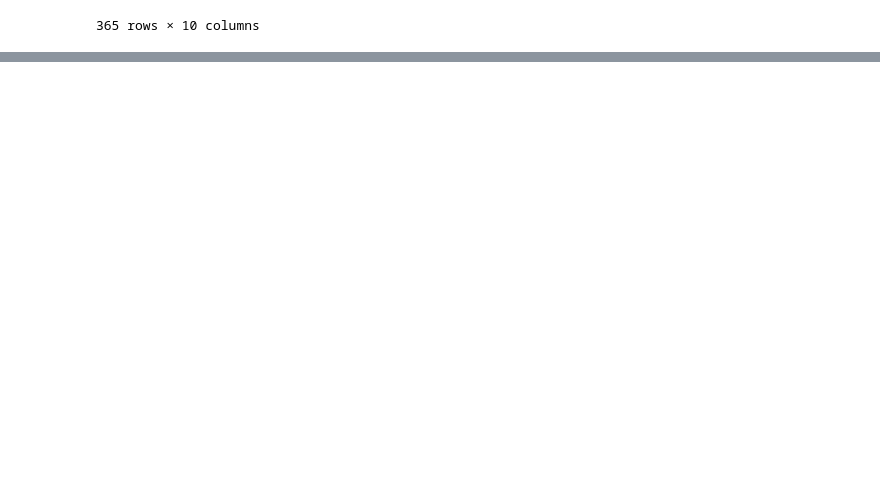
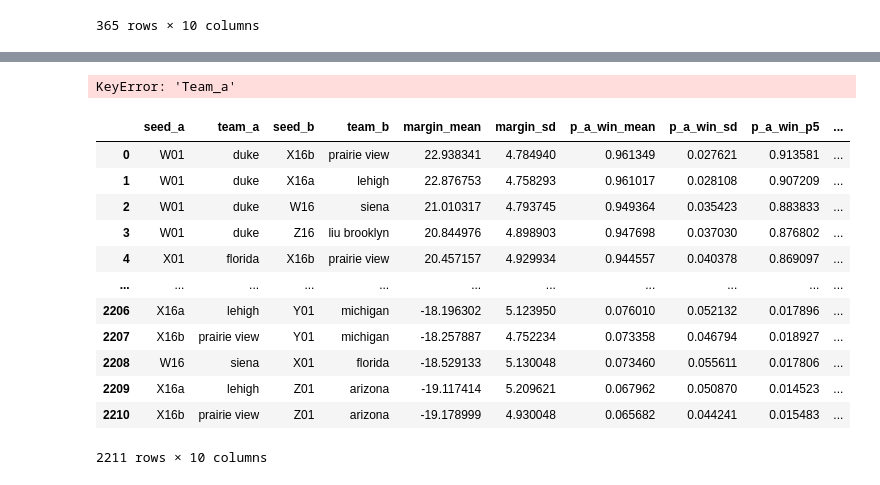
Before and after one commit to meysubb/march_madness, a Jupyter notebook: 2026/test.ipynb, the cells around one changed output, grey strips where cells are left out. Saved outputs shown, nothing was run; the diff lists cells and outputs as text; code cells hidden in the pictures; blank space fills up the shorter version.

```diff
--- a/2026/test.ipynb
+++ b/2026/test.ipynb
@@ -40,6 +40,6 @@ df_test['road_conf'] = df_test['road_conf'].fillna("Unknown")
 # %%
 model_data_dct, teams, confs, team_to_idx, conf_to_idx = prepare_data(df_test)
 # %%
-model_data_dct.pop('line')
-#model_data_dct.pop('home_win')
+#model_data_dct.pop('line')
+model_data_dct.pop('home_win')
 # %% [output]
@@ -130,0 +219,20 @@ team_rtgs
+# %%
+full_bracket_pred = potential_bracket(mod_samples, seeds, team_to_idx)
+# %% [output]
+KeyError: 'Team_a'
+# %%
+full_bracket_pred
+# %% [output]
+|  | seed_a | team_a | seed_b | team_b | margin_mean | margin_sd | p_a_win_mean | p_a_win_sd | p_a_win_p5 | ... |
+| 0 | W01 | duke | X16b | prairie view | 22.938341 | 4.784940 | 0.961349 | 0.027621 | 0.913581 | ... |
+| 1 | W01 | duke | X16a | lehigh | 22.876753 | 4.758293 | 0.961017 | 0.028108 | 0.907209 | ... |
+| 2 | W01 | duke | W16 | siena | 21.010317 | 4.793745 | 0.949364 | 0.035423 | 0.883833 | ... |
+| 3 | W01 | duke | Z16 | liu brooklyn | 20.844976 | 4.898903 | 0.947698 | 0.037030 | 0.876802 | ... |
+| 4 | X01 | florida | X16b | prairie view | 20.457157 | 4.929934 | 0.944557 | 0.040378 | 0.869097 | ... |
+| ... | ... | ... | ... | ... | ... | ... | ... | ... | ... | ... |
+| 2206 | X16a | lehigh | Y01 | michigan | -18.196302 | 5.123950 | 0.076010 | 0.052132 | 0.017896 | ... |
+| 2207 | X16b | prairie view | Y01 | michigan | -18.257887 | 4.752234 | 0.073358 | 0.046794 | 0.018927 | ... |
+| 2208 | W16 | siena | X01 | florida | -18.529133 | 5.130048 | 0.073460 | 0.055611 | 0.017806 | ... |
+| 2209 | X16a | lehigh | Z01 | arizona | -19.117414 | 5.209621 | 0.067962 | 0.050870 | 0.014523 | ... |
+| 2210 | X16b | prairie view | Z01 | arizona | -19.178999 | 4.930048 | 0.065682 | 0.044241 | 0.015483 | ... |
+2211 rows × 10 columns
```
Also changed, not shown: parts of 9 cells of this notebook, 1 other file.
